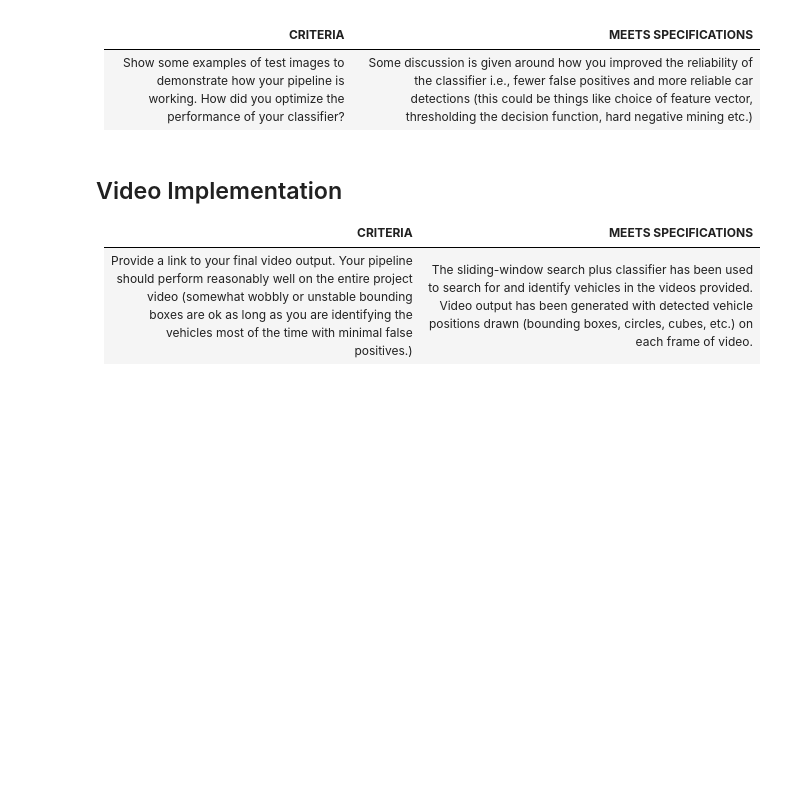
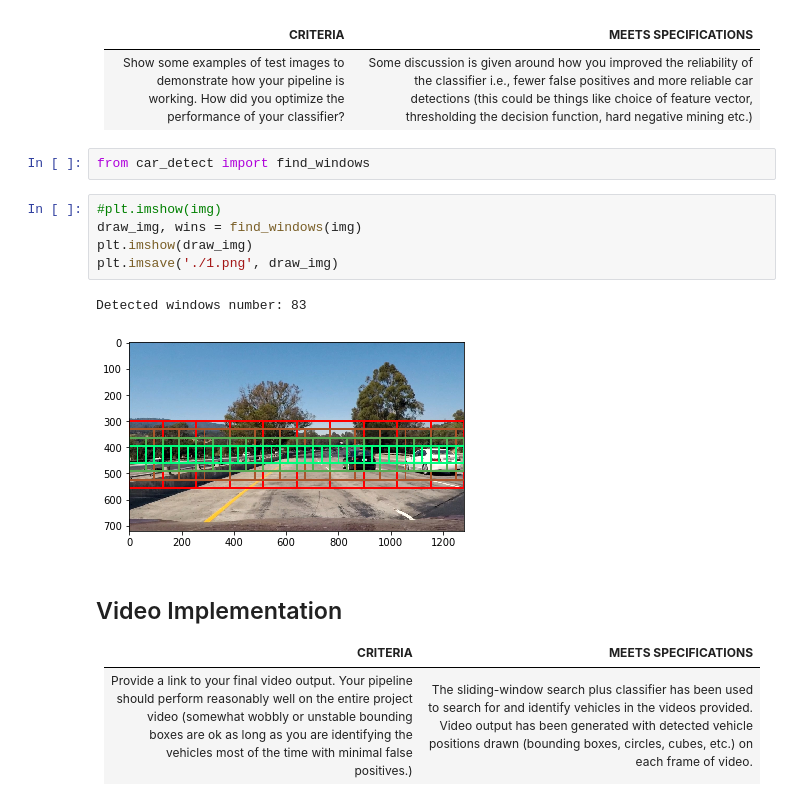
Before and after one commit to amemetov/sdc-term1-prj5-vehicle-detection, a Jupyter notebook: P5-Vehicle-Detection.ipynb, the cells around one changed output. Drawn from its saved outputs; the diff is of its cells as text; blank space fills up the shorter version.

Commit message:
Implemented method find_windows.

```diff
--- a/P5-Vehicle-Detection.ipynb
+++ b/P5-Vehicle-Detection.ipynb
@@ -330,6 +347,16 @@ visualize([draw_img, heatmap], 1, 2, figsize=(12, 3))
 | **CRITERIA** | **MEETS SPECIFICATIONS** |
 |------|------|
 | Show some examples of test images to demonstrate how your pipeline is working. How did you optimize the performance of your classifier? | Some discussion is given around how you improved the reliability of the classifier i.e., fewer false positives and more reliable car detections (this could be things like choice of feature vector, thresholding the decision function, hard negative mining etc.) |
+# %%
+from car_detect import find_windows
+# %%
+#plt.imshow(img)
+draw_img, wins = find_windows(img)
+plt.imshow(draw_img)
+plt.imsave('./1.png', draw_img)
+# %% [output]
+Detected windows number: 83
+[figure, added]
 # %% [markdown]
 ## Video Implementation
 
```
Also changed, not shown: parts of 1 cell of this notebook, 1 other file.
